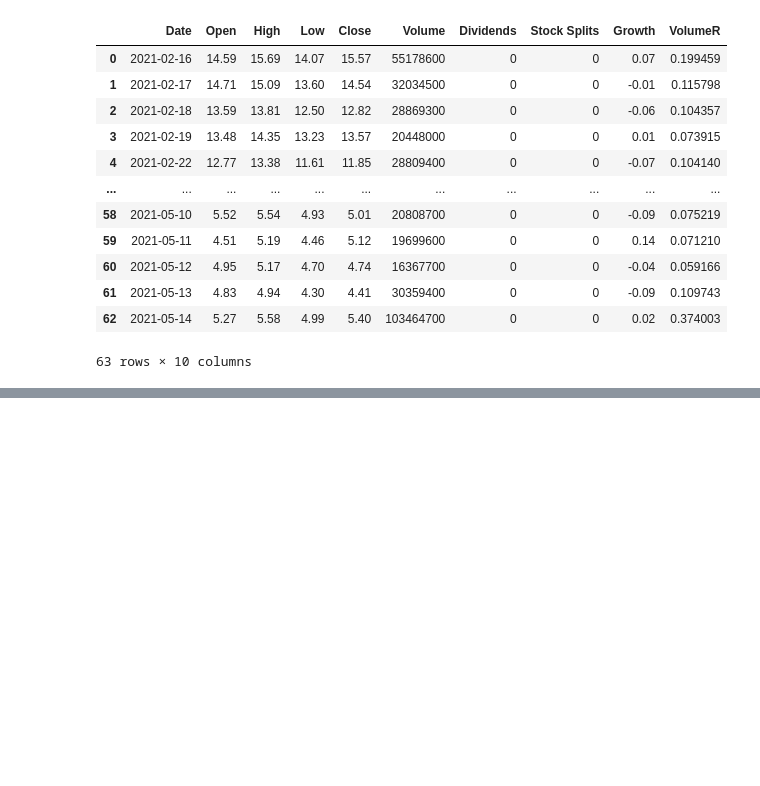
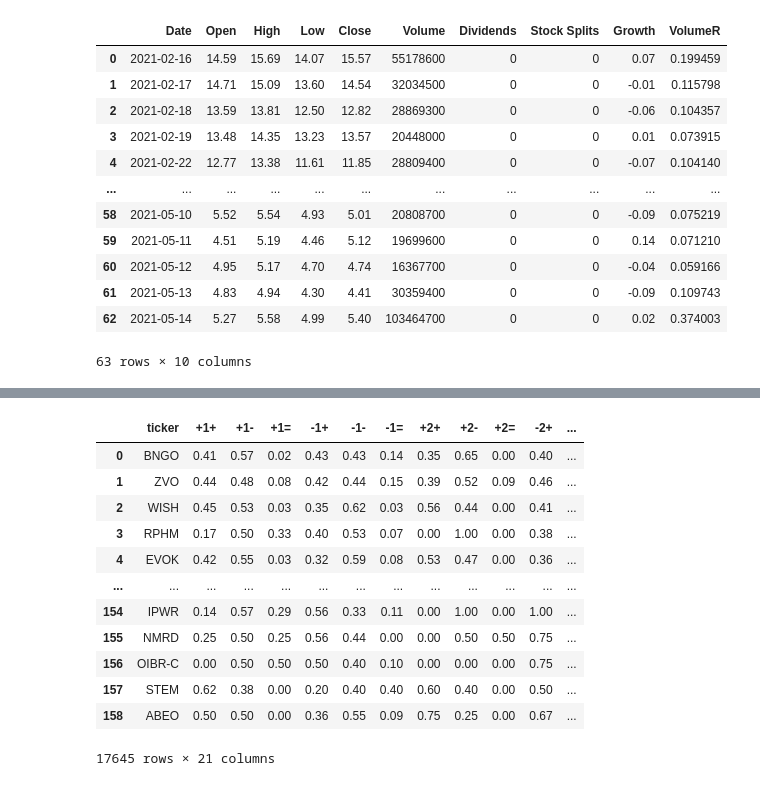
Before and after one commit to lamalyon/ProjectMillion, a Jupyter notebook: scanner.ipynb, the cells around one changed output, grey strips where cells are left out. Saved outputs shown, nothing was run; the diff lists cells and outputs as text; code cells hidden in the pictures; blank space fills up the shorter version.

```diff
--- a/scanner.ipynb
+++ b/scanner.ipynb
@@ -290,0 +232,27 @@ df
+# %%
+# @title stockScanTest()
+def stockScanTest(day=2):
+    stockList = pd.Series(os.listdir('StockDB')).str.replace('.csv','').tolist()
+    error=[]
+    testResult = []
+    for d in range(1,day+1):
+        l=[]
+        for i in stockList:
+            try:
+                temp = pd.read_csv('StockDB/{name}.csv'.format(name=i))
+                temp = formatStock(temp)
+                temp = temp[:-d]
+                stat = temp[:-4]
+                test = temp[-4:-1]
+                statReport = stockStat(stat,i)
+                test = test[-3:][['Growth']].set_index(pd.Index(['d2','d1','d0'])).Growth.to_dict()
+                statReport.update(test)
+                l.append(statReport)
+            except:
+                error.append(i)
+        df = pd.DataFrame(l)
+        df = df[['ticker','+1+','+1-','+1=','-1+','-1-','-1=','+2+','+2-','+2=','-2+','-2-','-2=','d2','d1','d0']]
+        testResult.append(predict(df))
+    print('error:')
+    print(set(error))
+    return testResult
@@ -314,0 +503,2 @@ getStock('BNGO')
+# %%
+scantest = stockScanTest(day=100)
@@ -314,0 +508,6 @@ getStock('BNGO')
+# %%
+l = []
+for i in scantest:
+    l.append(predict(i))
+# %%
+df = pd.concat(l)
@@ -314,0 +530,19 @@ getStock('BNGO')
+# %%
+df['position']=np.nan
+df.loc[df.Trd > 0, 'position'] = 1
+df.loc[df.Trd < 0, 'position'] = -1
+df
+# %% [output]
+|  | ticker | +1+ | +1- | +1= | -1+ | -1- | -1= | +2+ | +2- | +2= | -2+ | ... |
+| 0 | BNGO | 0.41 | 0.57 | 0.02 | 0.43 | 0.43 | 0.14 | 0.35 | 0.65 | 0.00 | 0.40 | ... |
+| 1 | ZVO | 0.44 | 0.48 | 0.08 | 0.42 | 0.44 | 0.15 | 0.39 | 0.52 | 0.09 | 0.46 | ... |
+| 2 | WISH | 0.45 | 0.53 | 0.03 | 0.35 | 0.62 | 0.03 | 0.56 | 0.44 | 0.00 | 0.41 | ... |
+| 3 | RPHM | 0.17 | 0.50 | 0.33 | 0.40 | 0.53 | 0.07 | 0.00 | 1.00 | 0.00 | 0.38 | ... |
+| 4 | EVOK | 0.42 | 0.55 | 0.03 | 0.32 | 0.59 | 0.08 | 0.53 | 0.47 | 0.00 | 0.36 | ... |
+| ... | ... | ... | ... | ... | ... | ... | ... | ... | ... | ... | ... | ... |
+| 154 | IPWR | 0.14 | 0.57 | 0.29 | 0.56 | 0.33 | 0.11 | 0.00 | 1.00 | 0.00 | 1.00 | ... |
+| 155 | NMRD | 0.25 | 0.50 | 0.25 | 0.56 | 0.44 | 0.00 | 0.00 | 0.50 | 0.50 | 0.75 | ... |
+| 156 | OIBR-C | 0.00 | 0.50 | 0.50 | 0.50 | 0.40 | 0.10 | 0.00 | 0.00 | 0.00 | 0.75 | ... |
+| 157 | STEM | 0.62 | 0.38 | 0.00 | 0.20 | 0.40 | 0.40 | 0.60 | 0.40 | 0.00 | 0.50 | ... |
+| 158 | ABEO | 0.50 | 0.50 | 0.00 | 0.36 | 0.55 | 0.09 | 0.75 | 0.25 | 0.00 | 0.67 | ... |
+17645 rows × 21 columns
```
Also changed, not shown: parts of 47 cells of this notebook.
